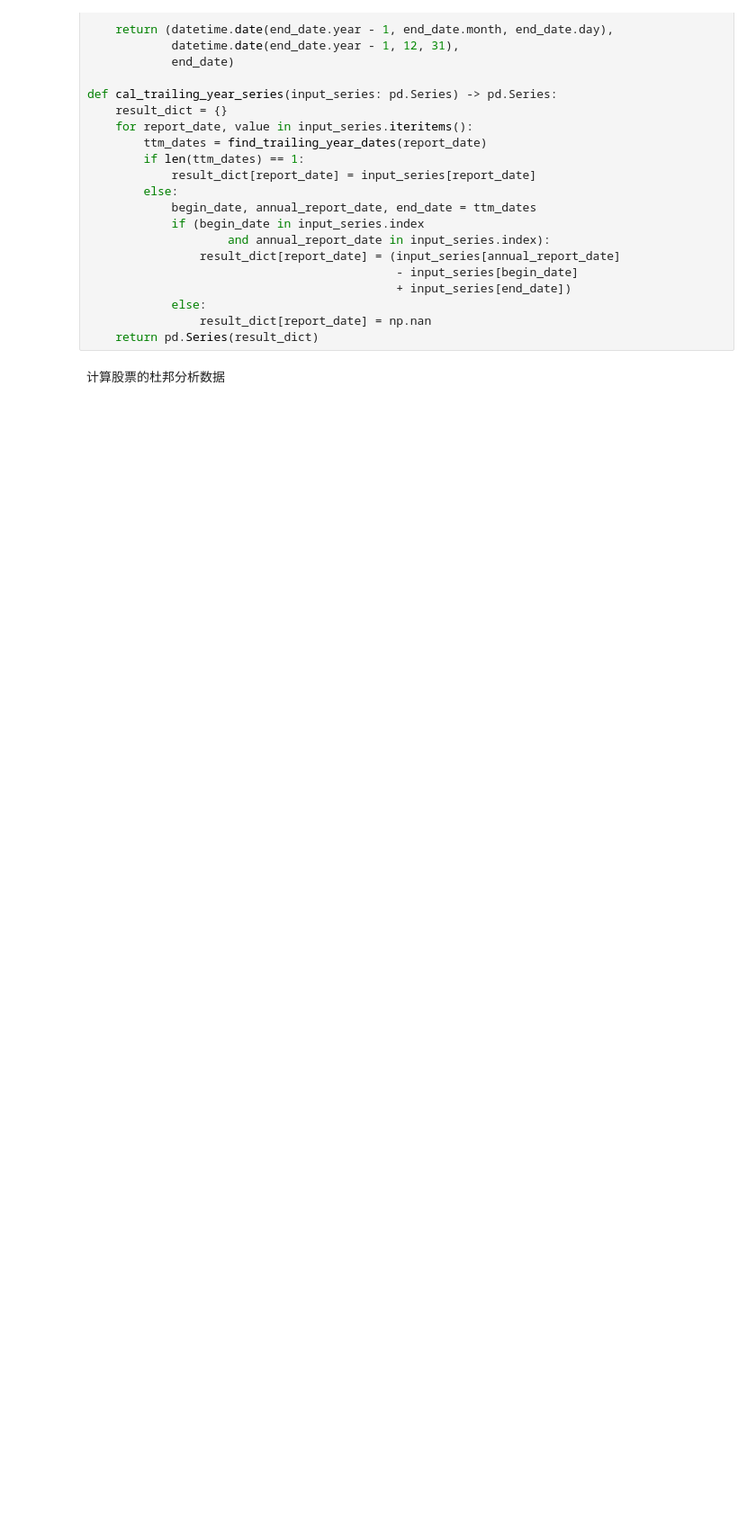
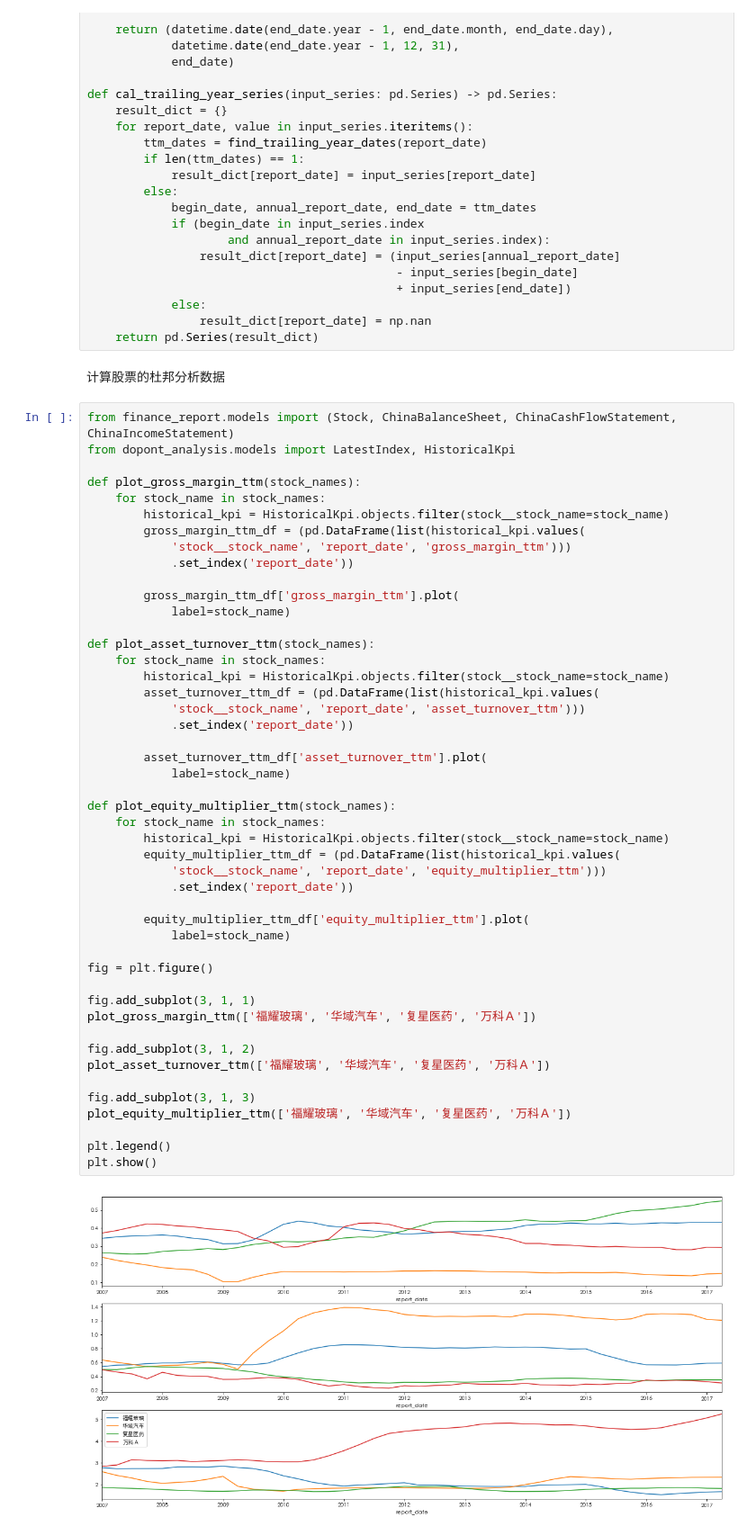
Before and after one commit to pro-zw/evalstock, a Jupyter notebook: eval_utility/china_stock.ipynb, the cells around one changed output. Shown at 90% size. Cells and saved outputs as stored; diff of their text form; blank space fills up the shorter version.

Commit message:
dopont_analysis functions

```diff
--- a/eval_utility/china_stock.ipynb
+++ b/eval_utility/china_stock.ipynb
@@ -71,3 +71,52 @@ def cal_trailing_year_series(input_series: pd.Series) -> pd.Series:
     return pd.Series(result_dict)
 # %% [markdown]
 计算股票的杜邦分析数据
+# %%
+from finance_report.models import (Stock, ChinaBalanceSheet, ChinaCashFlowStatement, ChinaIncomeStatement)
+from dopont_analysis.models import LatestIndex, HistoricalKpi
+
+def plot_gross_margin_ttm(stock_names):
+    for stock_name in stock_names:
+        historical_kpi = HistoricalKpi.objects.filter(stock__stock_name=stock_name)
+        gross_margin_ttm_df = (pd.DataFrame(list(historical_kpi.values(
+            'stock__stock_name', 'report_date', 'gross_margin_ttm')))
+            .set_index('report_date'))
+
+        gross_margin_ttm_df['gross_margin_ttm'].plot(
+            label=stock_name)
+
+def plot_asset_turnover_ttm(stock_names):
+    for stock_name in stock_names:
+        historical_kpi = HistoricalKpi.objects.filter(stock__stock_name=stock_name)
+        asset_turnover_ttm_df = (pd.DataFrame(list(historical_kpi.values(
+            'stock__stock_name', 'report_date', 'asset_turnover_ttm')))
+            .set_index('report_date'))
+
+        asset_turnover_ttm_df['asset_turnover_ttm'].plot(
+            label=stock_name)
+
+def plot_equity_multiplier_ttm(stock_names):
+    for stock_name in stock_names:
+        historical_kpi = HistoricalKpi.objects.filter(stock__stock_name=stock_name)
+        equity_multiplier_ttm_df = (pd.DataFrame(list(historical_kpi.values(
+            'stock__stock_name', 'report_date', 'equity_multiplier_ttm')))
+            .set_index('report_date'))
+
+        equity_multiplier_ttm_df['equity_multiplier_ttm'].plot(
+            label=stock_name)
+
+fig = plt.figure()
+
+fig.add_subplot(3, 1, 1)
+plot_gross_margin_ttm(['福耀玻璃', '华域汽车', '复星医药', '万科Ａ'])
+
+fig.add_subplot(3, 1, 2)
+plot_asset_turnover_ttm(['福耀玻璃', '华域汽车', '复星医药', '万科Ａ'])
+
+fig.add_subplot(3, 1, 3)
+plot_equity_multiplier_ttm(['福耀玻璃', '华域汽车', '复星医药', '万科Ａ'])
+
+plt.legend()
+plt.show()
+# %% [output]
+[figure, added]
```
Also changed, not shown: parts of 3 cells of this notebook, 4 other files.
